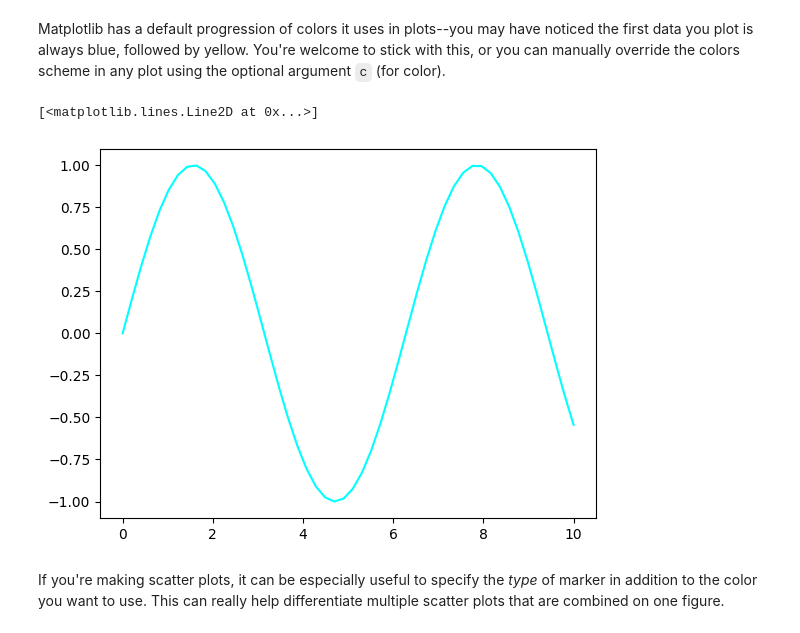
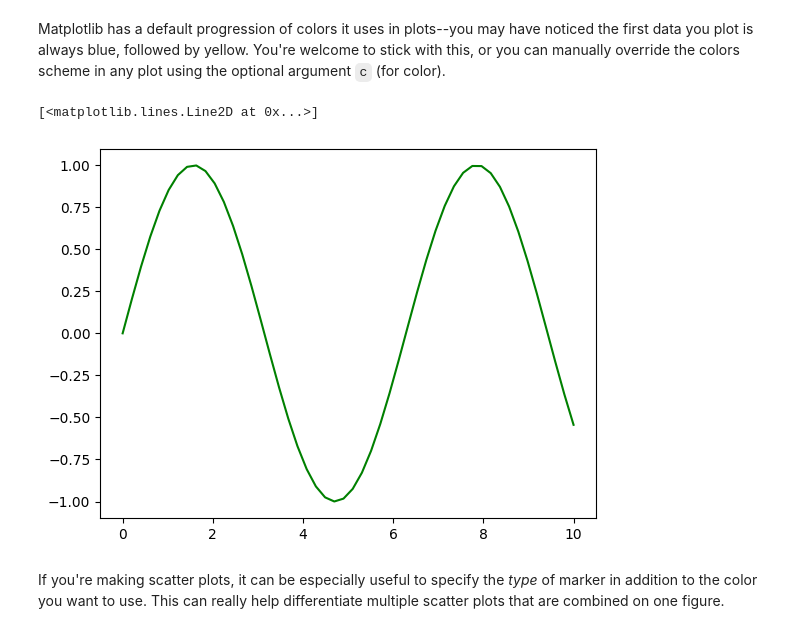
Before and after one commit to UGA-CSCI1360/Lectures-Fall23, a Jupyter notebook: module12/module12.ipynb, the cells around one changed output. Saved outputs shown, nothing was run; the diff lists cells and outputs as text; code cells hidden in the pictures.

```diff
--- a/module12/module12.ipynb
+++ b/module12/module12.ipynb
@@ -304,11 +304,11 @@ Matplotlib has a default progression of colors it uses in plots--you may have no
 # %%
 x = np.linspace(0, 10, 50)  # Evenly-spaced numbers from 0 to 10
 y = np.sin(x)  # Compute the sine of each of these numbers.
 
-plt.plot(x, y, c = "cyan")
+plt.plot(x, y, c = "green")
 # %% [output]
 [<matplotlib.lines.Line2D at 0x...>]
-[figure, old version]
+[figure, new version]
 # %% [markdown]
 If you're making scatter plots, it can be especially useful to specify the *type* of marker in addition to the color you want to use. This can really help differentiate multiple scatter plots that are combined on one figure.
 # %%
```
Also changed, not shown: parts of 2 cells of this notebook, 1 other file.
